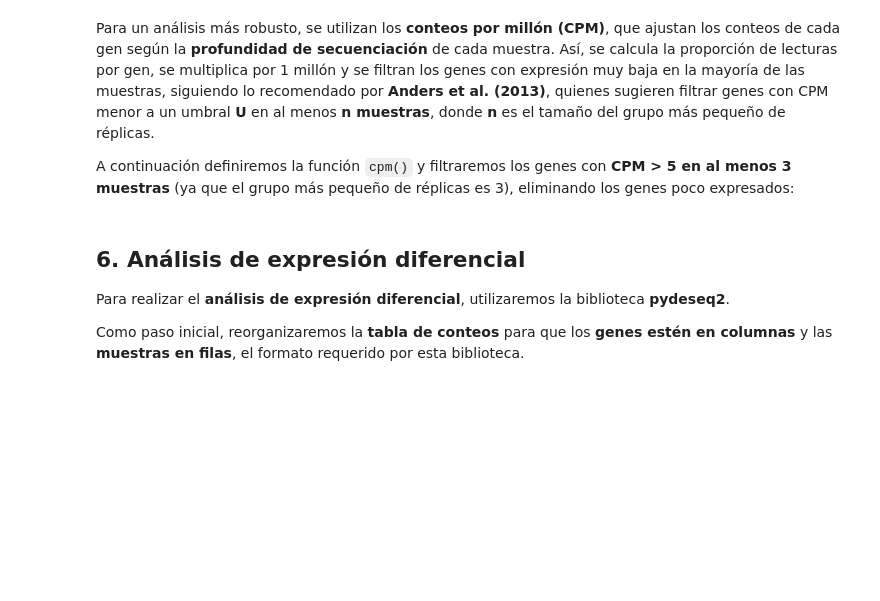
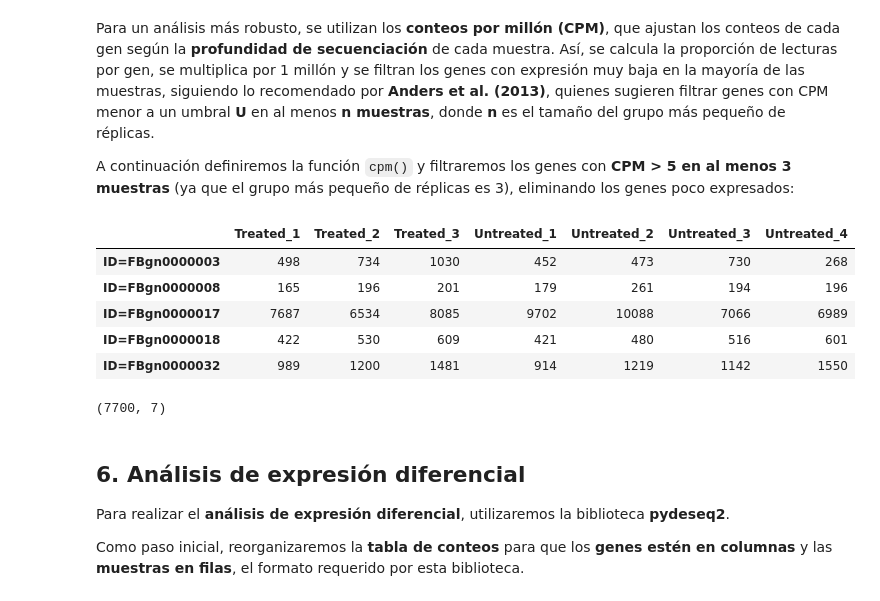
Before and after one commit to Hectorjlo/BioPython, a Jupyter notebook: src/AnalisisExpDif_main.ipynb, the cells around one changed output. Cells and saved outputs as stored; diff of their text form; code cells hidden in the pictures; blank space fills up the shorter version.

```diff
--- a/src/AnalisisExpDif_main.ipynb
+++ b/src/AnalisisExpDif_main.ipynb
@@ -351,17 +351,25 @@ def cpm(df):
 # %%
 # Filtrando la tabla de conteos, con U = 5
 # en un número mínimo de muestras n= 3
 df_CountFilter= df_count[(cpm(df_count) >= 5).sum(axis=1) >= 3]
 display(df_CountFilter.head())
 
 
 
 # Impresión del número de filas resultantes
 print(df_CountFilter.shape)
 
 
 # Guardando el dataframe con la matriz de conteos filtrada
-df_CountFilter.to_csv("data/FilterCount.csv")
+df_CountFilter.to_csv("../tmp/FilterCount.csv")
+# %% [output]
+|  | Treated_1 | Treated_2 | Treated_3 | Untreated_1 | Untreated_2 | Untreated_3 | Untreated_4 |
+| ID=FBgn0000003 | 498 | 734 | 1030 | 452 | 473 | 730 | 268 |
+| ID=FBgn0000008 | 165 | 196 | 201 | 179 | 261 | 194 | 196 |
+| ID=FBgn0000017 | 7687 | 6534 | 8085 | 9702 | 10088 | 7066 | 6989 |
+| ID=FBgn0000018 | 422 | 530 | 609 | 421 | 480 | 516 | 601 |
+| ID=FBgn0000032 | 989 | 1200 | 1481 | 914 | 1219 | 1142 | 1550 |
+(7700, 7)
 # %% [markdown]
 ## 6. Análisis de expresión diferencial
 
```
Also changed, not shown: parts of 2 cells of this notebook, 1 other file.
